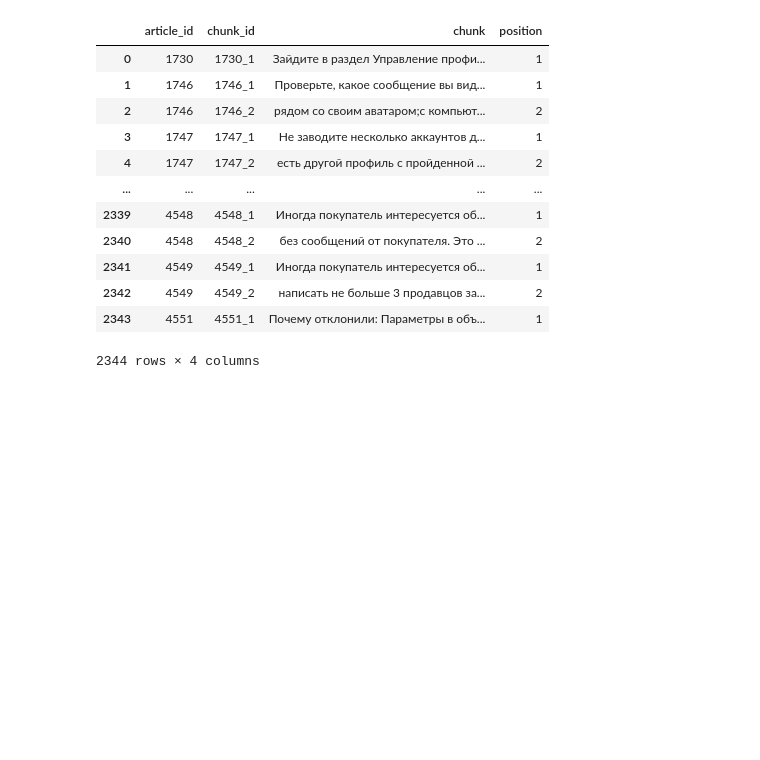
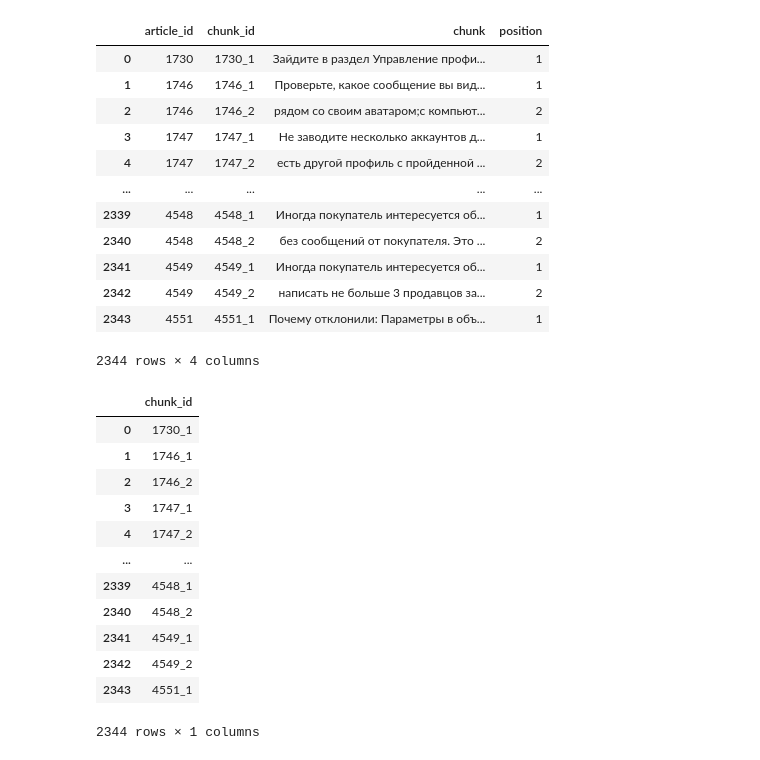
Before and after one commit to rafsimoms/aviti-rag-search, a Jupyter notebook: notebooks/eda.ipynb, the cells around one changed output. Saved outputs shown, nothing was run; the diff lists cells and outputs as text; code cells hidden in the pictures; blank space fills up the shorter version.

Commit message:
create indexes for build retrievers

```diff
--- a/notebooks/eda.ipynb
+++ b/notebooks/eda.ipynb
@@ -97,3 +97,20 @@ pr
 | 2342 | 4549 | 4549_2 | написать не больше 3 продавцов за... | 2 |
 | 2343 | 4551 | 4551_1 | Почему отклонили: Параметры в объ... | 1 |
 2344 rows × 4 columns
+# %%
+df = pd.read_parquet('../indexes/dense_mapping.parquet')
+df
+# %% [output]
+|  | chunk_id |
+| 0 | 1730_1 |
+| 1 | 1746_1 |
+| 2 | 1746_2 |
+| 3 | 1747_1 |
+| 4 | 1747_2 |
+| ... | ... |
+| 2339 | 4548_1 |
+| 2340 | 4548_2 |
+| 2341 | 4549_1 |
+| 2342 | 4549_2 |
+| 2343 | 4551_1 |
+2344 rows × 1 columns
```
Also changed, not shown: 4 other files.
